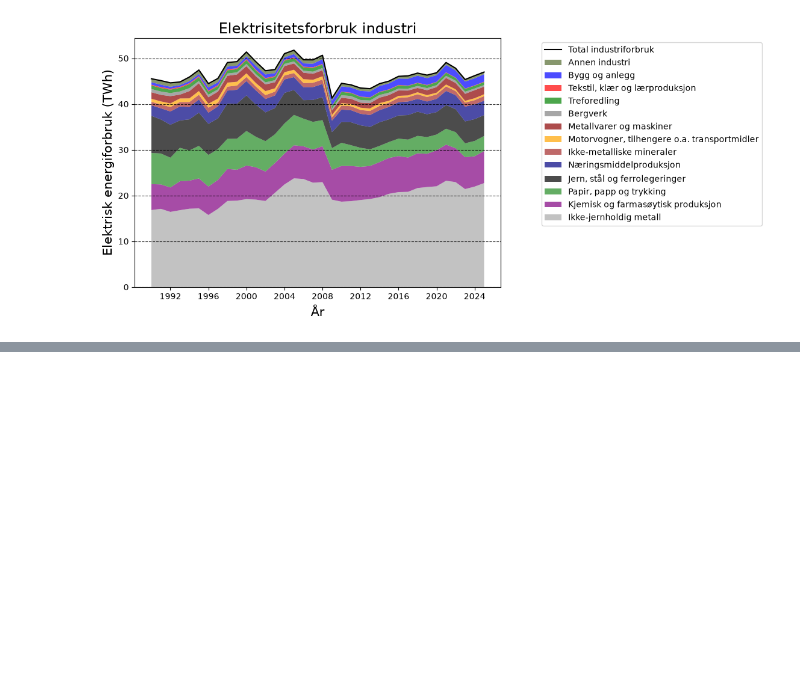
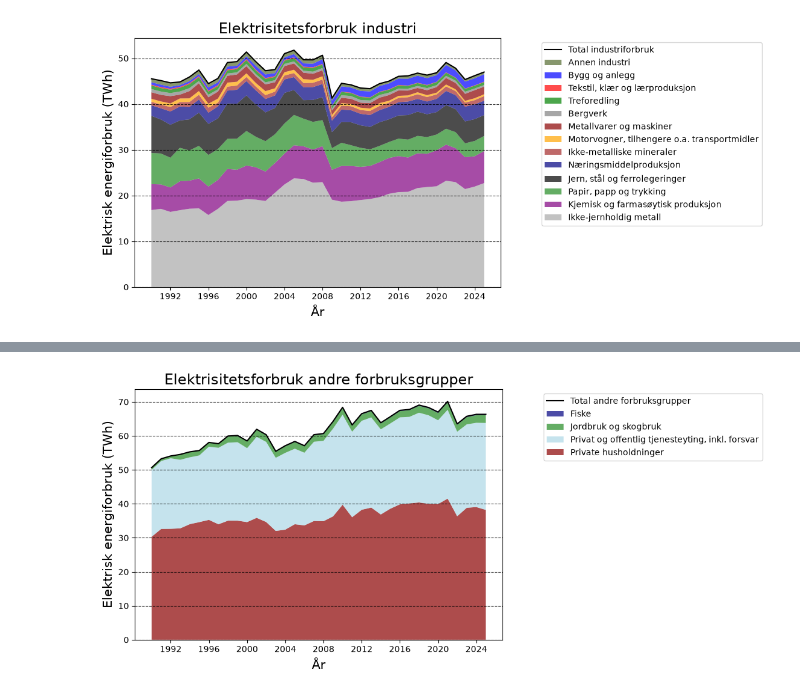
Before and after one commit to Oyvind-Aas/Electricity_and_Energy, a Jupyter notebook: Norway_energy.ipynb, the cells around one changed output, grey strips where cells are left out. Drawn from its saved outputs; the diff is of its cells as text; code cells hidden in the pictures; blank space fills up the shorter version.

```diff
--- a/Norway_energy.ipynb
+++ b/Norway_energy.ipynb
@@ -301,0 +329,39 @@ plt.show()
+# %%
+andre_forbrukere = elektrisitet.loc[elektrisitet.energibalansepost == '12.3 Andre forbruksgrupper', 'value'].to_numpy()
+jordbruk = elektrisitet.loc[elektrisitet.energibalansepost == '12.3.1 Jordbruk og skogbruk', 'value'].to_numpy()
+fiske = elektrisitet.loc[elektrisitet.energibalansepost == '12.3.2 Fiske', 'value'].to_numpy()
+tjeneste = elektrisitet.loc[elektrisitet.energibalansepost == '12.3.3 Privat og offentlig tjenesteyting, inkl. forsvar', 'value'].to_numpy()
+husholdninger = elektrisitet.loc[elektrisitet.energibalansepost == '12.3.4 Private husholdninger', 'value'].to_numpy()
+# %%
+fig, ax = plt.subplots()
+
+ax.set_xlabel('År', fontsize = 15)
+ax.set_ylabel('Elektrisk energiforbruk (TWh)', color='black', fontsize = 15)
+
+ax.stackplot(
+    elektrisitet['år'].unique().astype(int),
+    husholdninger / 1e3,
+    tjeneste / 1e3,
+    jordbruk / 1e3,
+    fiske / 1e3,
+    labels=['Private husholdninger', 'Privat og offentlig tjenesteyting, inkl. forsvar', 'Jordbruk og skogbruk', 'Fiske'],
+    colors=['darkred', 'lightblue', 'forestgreen', 'navy'],
+    alpha=0.7
+)
+
+ax.xaxis.set_major_locator(MaxNLocator(integer=True))
+
+ax.plot(elektrisitet['år'].unique().astype(int),
+        andre_forbrukere / 1e3,
+        color = 'black', label = 'Total andre forbruksgrupper')
+
+fig.tight_layout()
+fig.set_figheight(5)
+fig.set_figwidth(7)
+ax.set_title('Elektrisitetsforbruk andre forbruksgrupper', fontsize = 17)
+ax.legend(fontsize='medium', loc='upper left', bbox_to_anchor=(1.1, 1), reverse=True)
+
+plt.grid(axis='y', linestyle='--', alpha=0.8, color ='black')
+plt.show()
+# %% [output]
+[figure, added]
```
Also changed, not shown: parts of 8 cells of this notebook.
